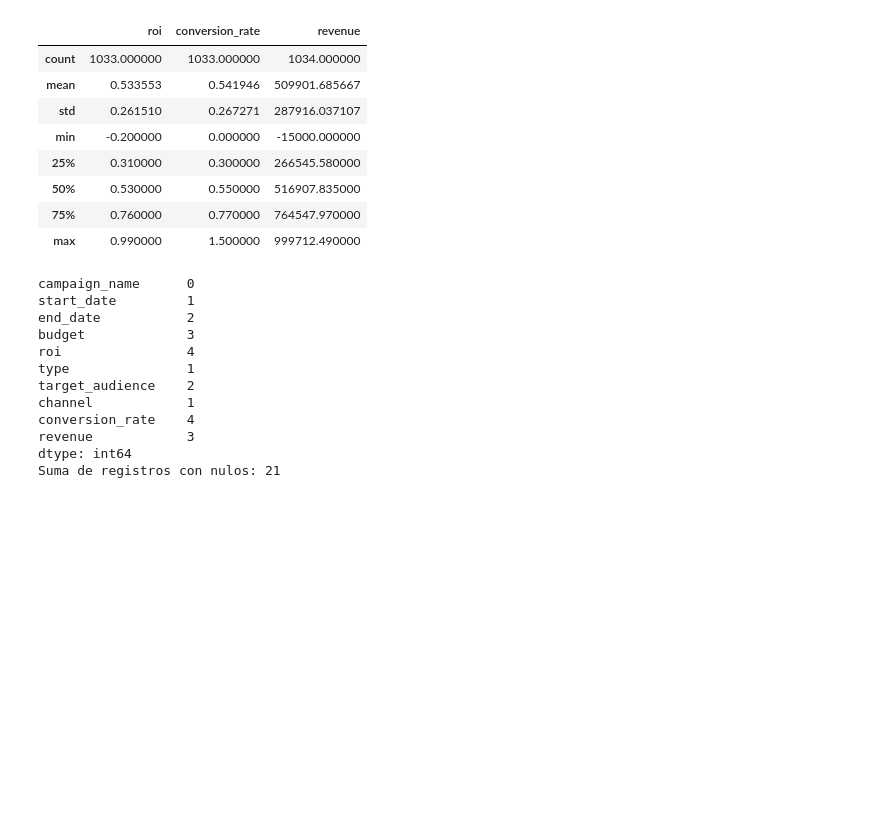
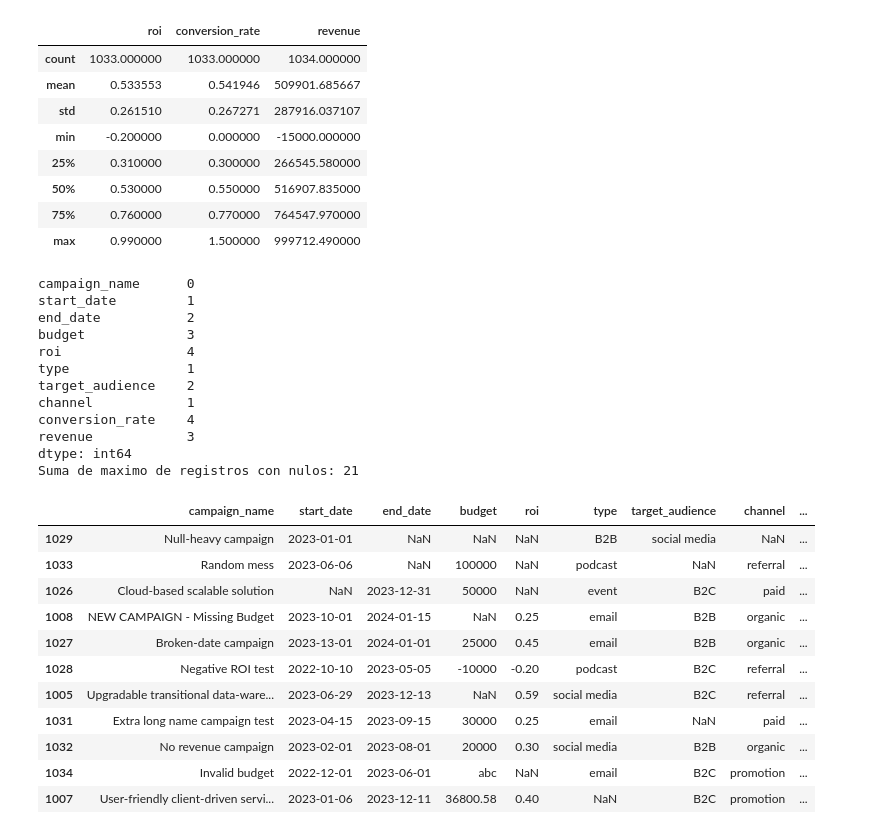
Before and after one commit to PabloBdL/Marketing, a Jupyter notebook: notebooks/preprocessing.ipynb, the cells around one changed output. Drawn from its saved outputs; the diff is of its cells as text; code cells hidden in the pictures; blank space fills up the shorter version.

Commit message:
primera limpieza de nulos

```diff
--- a/notebooks/preprocessing.ipynb
+++ b/notebooks/preprocessing.ipynb
@@ -88,7 +90,7 @@ df.describe()
 | max | 0.990000 | 1.500000 | 999712.490000 |
 # %%
 print(df.isnull().sum())
-print(f"Suma de registros con nulos: {df.isnull().sum().sum()}")
+print(f"Suma de maximo de registros con nulos: {df.isnull().sum().sum()}")
 # %% [output]
 campaign_name      0
 start_date         1
@@ -101,4 +103,26 @@ channel            1
 conversion_rate    4
 revenue            3
 dtype: int64
-Suma de registros con nulos: 21
+Suma de maximo de registros con nulos: 21
+# %%
+# nuevo campo que indica la cantidad de nulos en cada registro
+df['num_nulls'] = df.isnull().sum(axis=1)
+
+# Ordenar el DataFrame por la columna de número de nulos en orden descendente
+df_sorted_by_nulls = df.sort_values(by='num_nulls', ascending=False)
+
+# Mostrar los registros con nulos, ordenados por número de nulos en cada registro
+df_sorted_by_nulls[df_sorted_by_nulls['num_nulls'] > 0]
+# %% [output]
+|  | campaign_name | start_date | end_date | budget | roi | type | target_audience | channel | ... |
+| 1029 | Null-heavy campaign | 2023-01-01 | NaN | NaN | NaN | B2B | social media | NaN | ... |
+| 1033 | Random mess | 2023-06-06 | NaN | 100000 | NaN | podcast | NaN | referral | ... |
+| 1026 | Cloud-based scalable solution | NaN | 2023-12-31 | 50000 | NaN | event | B2C | paid | ... |
+| 1008 | NEW CAMPAIGN - Missing Budget | 2023-10-01 | 2024-01-15 | NaN | 0.25 | email | B2B | organic | ... |
+| 1027 | Broken-date campaign | 2023-13-01 | 2024-01-01 | 25000 | 0.45 | email | B2B | organic | ... |
+| 1028 | Negative ROI test | 2022-10-10 | 2023-05-05 | -10000 | -0.20 | podcast | B2C | referral | ... |
+| 1005 | Upgradable transitional data-ware... | 2023-06-29 | 2023-12-13 | NaN | 0.59 | social media | B2C | referral | ... |
+| 1031 | Extra long name campaign test | 2023-04-15 | 2023-09-15 | 30000 | 0.25 | email | NaN | paid | ... |
+| 1032 | No revenue campaign | 2023-02-01 | 2023-08-01 | 20000 | 0.30 | social media | B2B | organic | ... |
+| 1034 | Invalid budget | 2022-12-01 | 2023-06-01 | abc | NaN | email | B2C | promotion | ... |
+| 1007 | User-friendly client-driven servi... | 2023-01-06 | 2023-12-11 | 36800.58 | 0.40 | NaN | B2C | promotion | ... |
```
Also changed, not shown: parts of 5 cells of this notebook.
